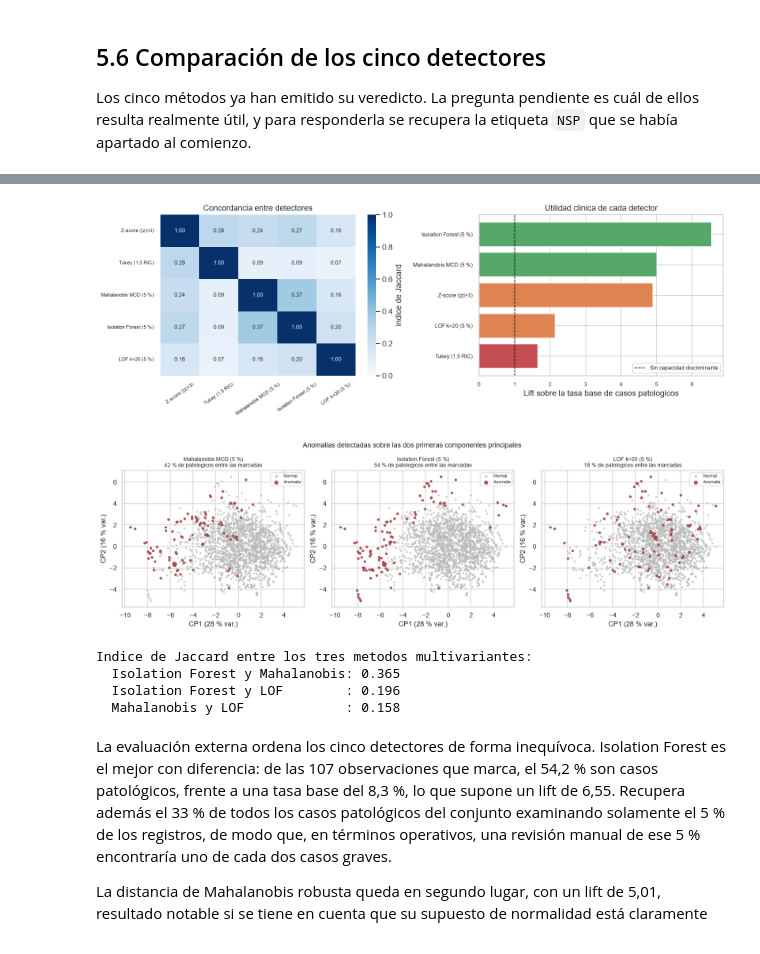
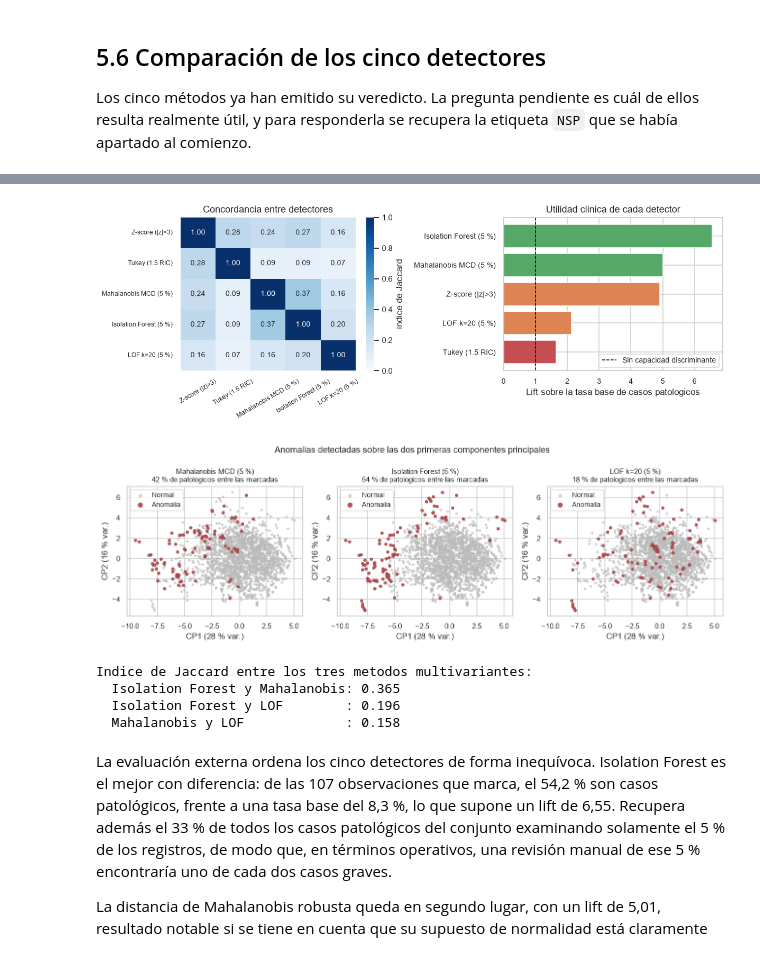
Before and after one commit to amenesesy/actividad-ml-ctg, a Jupyter notebook: ML_Actividad_CTG.ipynb, the cells around one changed output, grey strips where cells are left out. Drawn from its saved outputs; the diff is of its cells as text; code cells hidden in the pictures.

```diff
--- a/ML_Actividad_CTG.ipynb
+++ b/ML_Actividad_CTG.ipynb
@@ -167,17 +247,15 @@ clustering debería recuperarlos al menos en parte. El contraste posterior con
 algoritmo.
 # %%
 # Celda 1.1. Carga del conjunto de datos.
-# Se intenta primero la copia local, para poder ejecutar el cuaderno sin
-# conexion, y si no existe se descarga del repositorio del curso, de modo que
-# tambien funcione en Google Colab.
+# Se usa la copia local que dejo preparada la celda 0.1 y, si por lo que fuera
+# no estuviera, se recurre al archivo original publicado por el curso.
 # Salidas: df_bruto, con los datos tal y como vienen del archivo.
 
 RUTA_LOCAL = pathlib.Path("CTG.csv")
-URL_REMOTA = ("https://raw.githubusercontent.com/OscarJimenezFlores/ML/"
-              "refs/heads/main/Data/CTG.csv")
+URL_CURSO = ("https://raw.githubusercontent.com/OscarJimenezFlores/ML/"
+             "refs/heads/main/Data/CTG.csv")
 
-# Si el archivo esta junto al cuaderno se usa esa copia; si no, la URL publica.
-origen = RUTA_LOCAL if RUTA_LOCAL.exists() else URL_REMOTA
+origen = RUTA_LOCAL if RUTA_LOCAL.exists() else URL_CURSO
 df_bruto = pd.read_csv(origen)
 
 print("Origen de los datos          :", origen)
@@ -628,10 +709,10 @@ VARS_CLAVE = ["LB", "ASTV", "MSTV", "ALTV", "MLTV", "AC",
 datos_validos = df_bruto[VARIABLES].dropna()
 
 # Histogramas con estimacion de densidad
-fig, ejes = plt.subplots(3, 4, figsize=(14, 8))
+fig, ejes = plt.subplots(3, 4, figsize=(11, 6.6))
 for eje, col in zip(ejes.flatten(), VARS_CLAVE):
     sns.histplot(datos_validos[col], bins=30, kde=True, ax=eje, color="#4C72B0")
-    eje.set_title(col + "  (asimetria = %.2f)" % datos_validos[col].skew(), fontsize=9)
+    eje.set_title(col + "  (asimetria = %.2f)" % datos_validos[col].skew(), fontsize=10)
     eje.set_xlabel("")
     eje.set_ylabel("")
 fig.suptitle("Distribucion de las variables mas relevantes", fontsize=13)
@@ -643,7 +724,7 @@ guardar("fig_distribuciones")
 # CANTIDAD de puntos que quedan fuera de los bigotes.
 datos_z = (datos_validos - datos_validos.mean()) / datos_validos.std()
 
-plt.figure(figsize=(13, 5))
+plt.figure(figsize=(10.5, 4.2))
 sns.boxplot(data=datos_z, orient="v", fliersize=1.5, color="#DD8452")
 plt.xticks(rotation=90)
 plt.axhline(0, color="grey", lw=0.8)
@@ -1648,53 +1729,53 @@ for i, ni in enumerate(nombres):
         a, b = DETECTORES[ni], DETECTORES[nj]
         jaccard[i, j] = (a & b).sum() / max((a | b).sum(), 1)
 
-fig, (a1, a2) = plt.subplots(1, 2, figsize=(13, 4.6))
+fig, (a1, a2) = plt.subplots(1, 2, figsize=(11, 4.0))
 
 sns.heatmap(pd.DataFrame(jaccard, index=nombres, columns=nombres), annot=True,
             fmt=".2f", cmap="Blues", vmin=0, vmax=1, ax=a1,
-            cbar_kws={"label": "indice de Jaccard"}, annot_kws={"size": 8})
+            cbar_kws={"label": "indice de Jaccard"}, annot_kws={"size": 9})
 a1.set_title("Concordancia entre detectores")
-a1.tick_params(axis="x", rotation=35, labelsize=7)
-a1.tick_params(axis="y", labelsize=7)
+a1.tick_params(axis="x", rotation=30, labelsize=8)
+a1.tick_params(axis="y", labelsize=8)
 
 orden = tabla_anomalias["Lift"].sort_values()
 colores = ["#C44E52" if v < 2 else "#DD8452" if v < 5 else "#55A868" for v in orden]
 a2.barh(orden.index, orden.values, color=colores)
 a2.axvline(1, color="black", ls="--", lw=1, label="Sin capacidad discriminante")
 a2.set_xlabel("Lift sobre la tasa base de casos patologicos")
 a2.set_title("Utilidad clinica de cada detector")
-a2.tick_params(labelsize=8)
-a2.legend(fontsize=8)
+a2.tick_params(labelsize=9)
+a2.legend(fontsize=9)
 plt.tight_layout()
 guardar("fig_anomalias_jaccard")
 
 # Proyeccion PCA de las anomalias de los tres metodos multivariantes.
-fig, ejes = plt.subplots(1, 3, figsize=(15, 4.6))
+fig, ejes = plt.subplots(1, 3, figsize=(12, 3.9))
 for eje, nombre in zip(ejes, ["Mahalanobis MCD (5 %)", "Isolation Forest (5 %)", "LOF k=20 (5 %)"]):
     m = DETECTORES[nombre]
     eje.scatter(Z2[~m, 0], Z2[~m, 1], s=6, c="#BBBBBB", label="Normal", alpha=0.6)
     eje.scatter(Z2[m, 0], Z2[m, 1], s=16, c="#C44E52", label="Anomalia", edgecolor="k", lw=0.2)
     eje.set_title("%s\n%.0f %% de patologicos entre las marcadas"
-                  % (nombre, tabla_anomalias.loc[nombre, "% patologicos"]), fontsize=9)
+                  % (nombre, tabla_anomalias.loc[nombre, "% patologicos"]), fontsize=10)
     eje.set_xlabel("CP1 (%.0f %% var.)" % (100 * pca.explained_variance_ratio_[0]))
     eje.set_ylabel("CP2 (%.0f %% var.)" % (100 * pca.explained_variance_ratio_[1]))
-    eje.legend(fontsize=7, markerscale=1.6)
+    eje.legend(fontsize=9, markerscale=1.6)
 fig.suptitle("Anomalias detectadas sobre las dos primeras componentes principales", fontsize=12)
 plt.tight_layout()
 guardar("fig_anomalias_pca")
 
 print("Indice de Jaccard entre los tres metodos multivariantes:")
 print("  Isolation Forest y Mahalanobis: %.3f" % jaccard[nombres.index("Isolation Forest (5 %)"),
                                                          nombres.index("Mahalanobis MCD (5 %)")])
 print("  Isolation Forest y LOF        : %.3f" % jaccard[nombres.index("Isolation Forest (5 %)"),
                                                          nombres.index("LOF k=20 (5 %)")])
 print("  Mahalanobis y LOF             : %.3f" % jaccard[nombres.index("Mahalanobis MCD (5 %)"),
                                                          nombres.index("LOF k=20 (5 %)")])
 RES["jaccard_if_lof"] = float(round(jaccard[nombres.index("Isolation Forest (5 %)"),
                                             nombres.index("LOF k=20 (5 %)")], 3))
 # %% [output]
-[figure, old version]
+[figure, new version]
-[figure, old version]
+[figure, new version]
 Indice de Jaccard entre los tres metodos multivariantes:
   Isolation Forest y Mahalanobis: 0.365
   Isolation Forest y LOF        : 0.196
```
Also changed, not shown: parts of 16 cells of this notebook, 22 other files.
